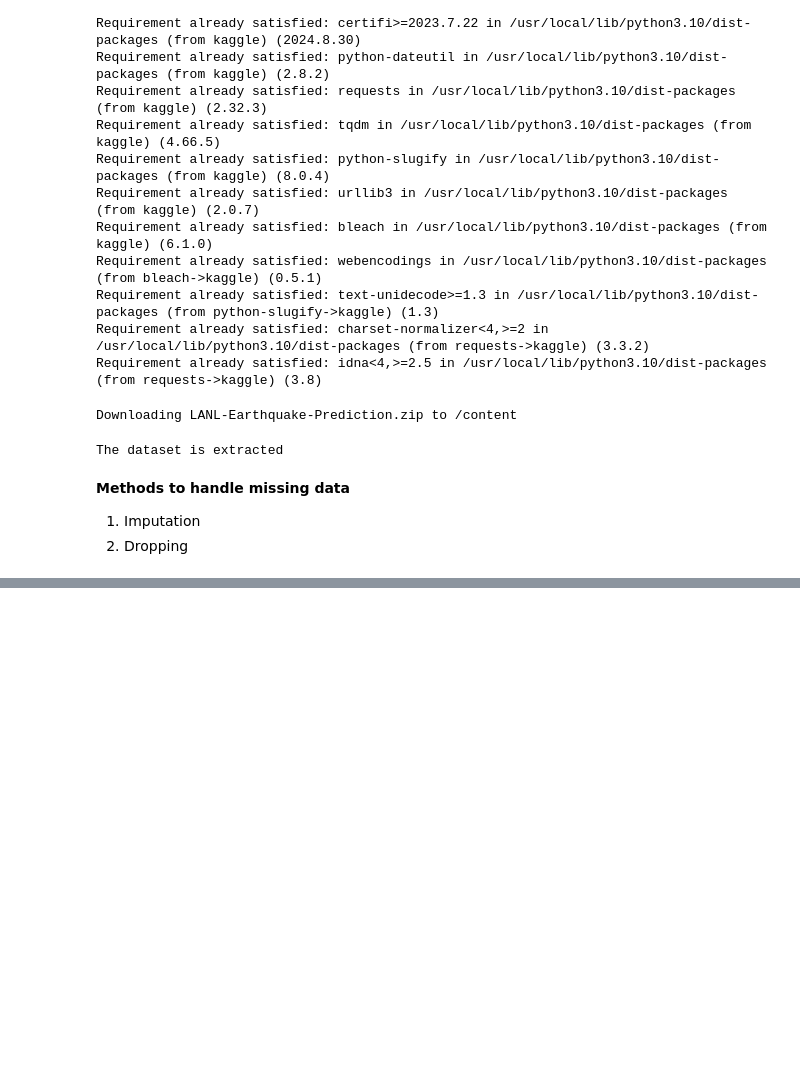
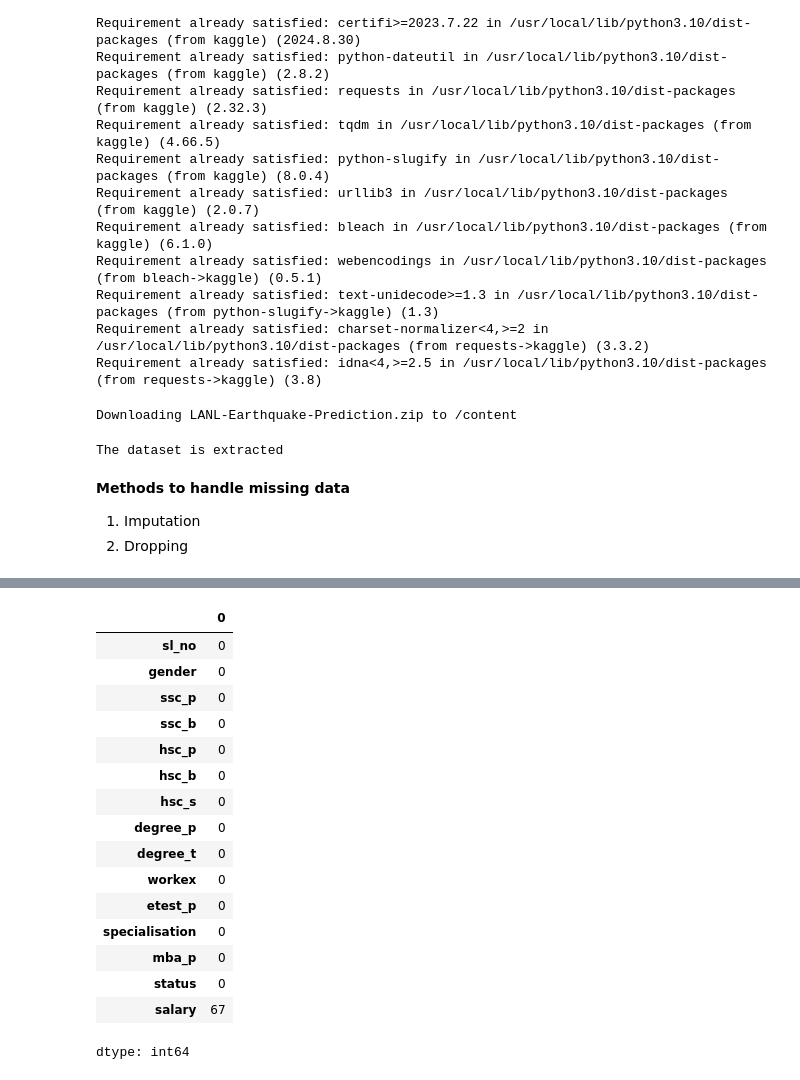
Before and after one commit to DevSecOps-Stack/ML-Prerequisites, a Jupyter notebook: ml_beginner_ml.ipynb, the cells around one changed output, grey strips where cells are left out. Saved outputs shown, nothing was run; the diff lists cells and outputs as text; code cells hidden in the pictures; blank space fills up the shorter version.

```diff
--- a/ml_beginner_ml.ipynb
+++ b/ml_beginner_ml.ipynb
@@ -625,0 +639,20 @@ The dataset is extracted
+# %%
+dataset.isnull().sum()
+# %% [output]
+|  | 0 |
+| sl_no | 0 |
+| gender | 0 |
+| ssc_p | 0 |
+| ssc_b | 0 |
+| hsc_p | 0 |
+| hsc_b | 0 |
+| hsc_s | 0 |
+| degree_p | 0 |
+| degree_t | 0 |
+| workex | 0 |
+| etest_p | 0 |
+| specialisation | 0 |
+| mba_p | 0 |
+| status | 0 |
+| salary | 67 |
+dtype: int64
```
Also changed, not shown: parts of 18 cells of this notebook.
